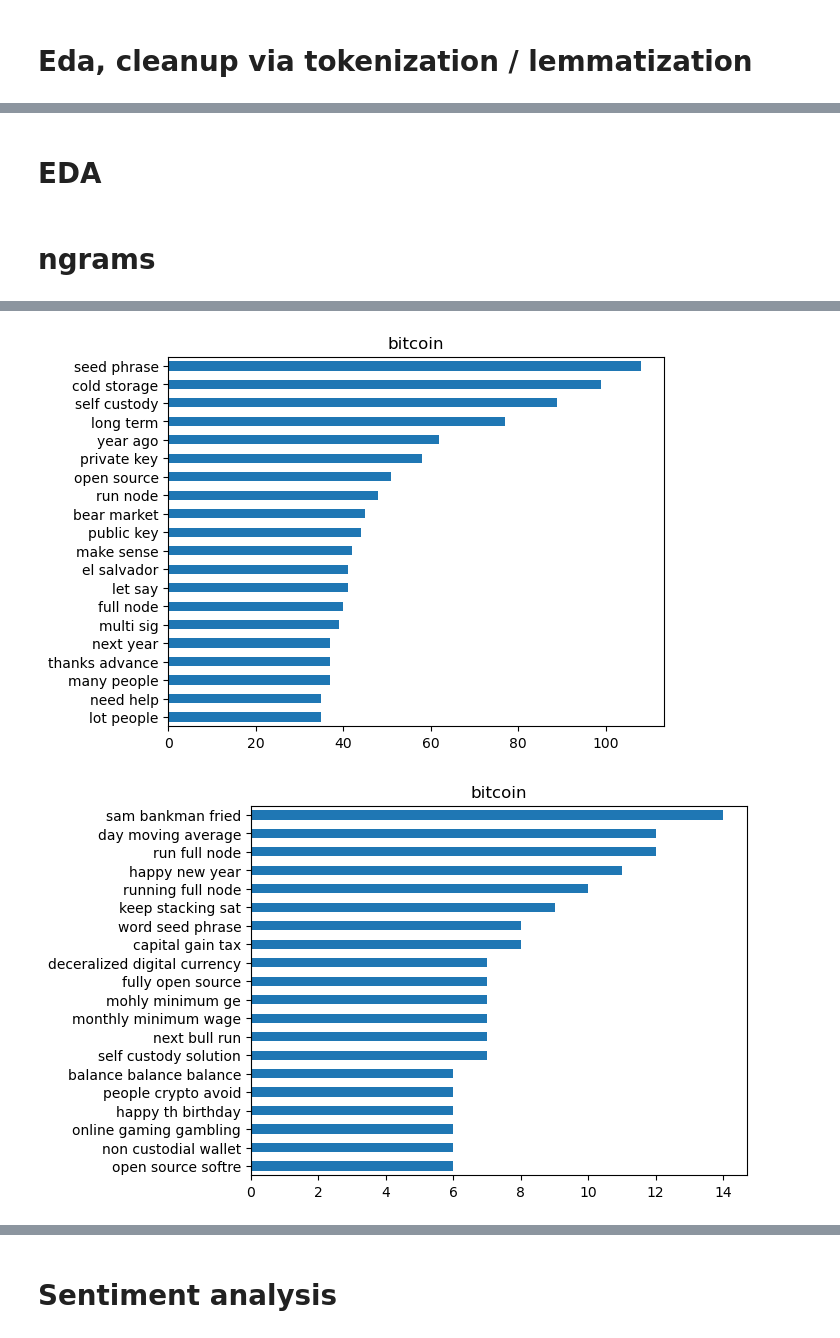
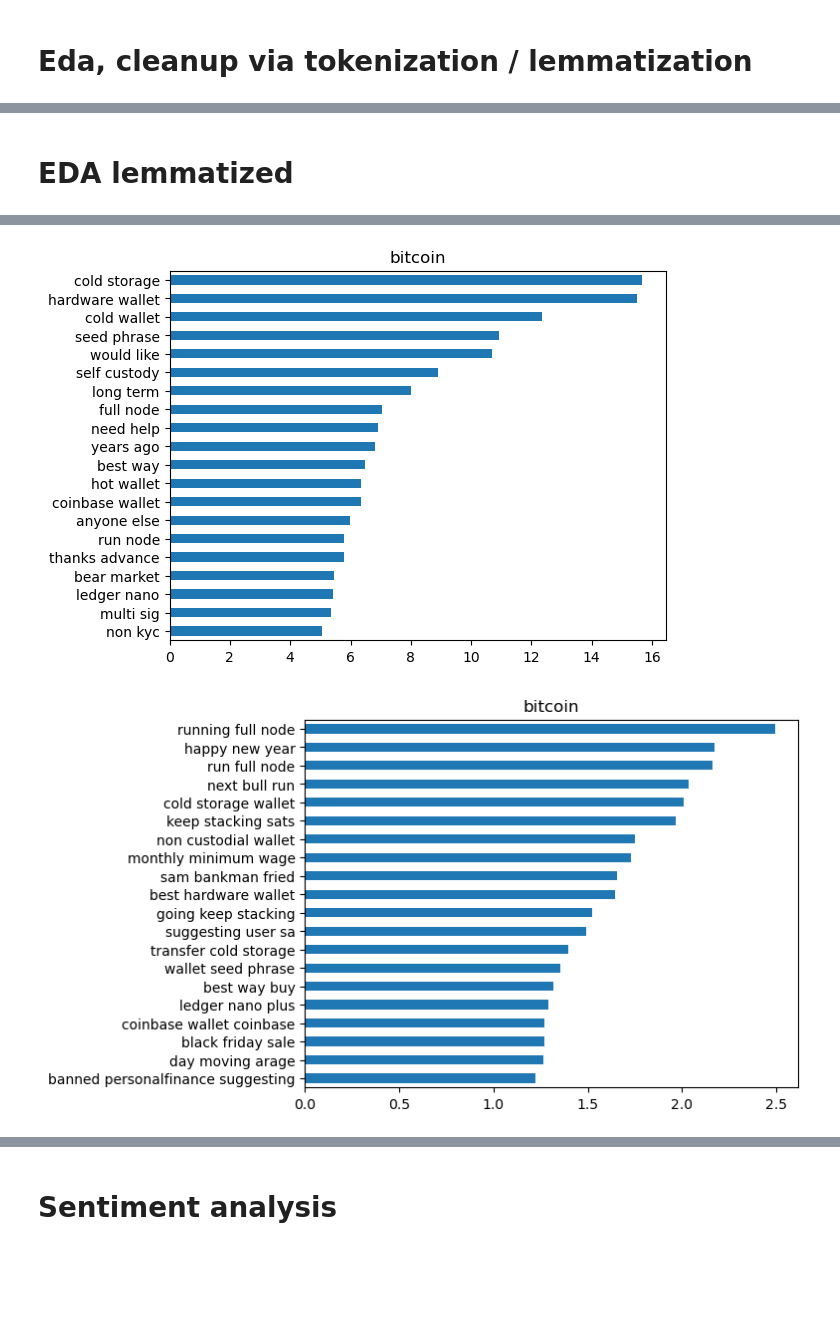
Before and after one commit to ssaurbier/subreddit_nlp, a Jupyter notebook: code/cleaning_EDA_preprocessing.ipynb, the cells around one changed output, grey strips where cells are left out. Saved outputs shown, nothing was run; the diff lists cells and outputs as text; code cells hidden in the pictures; blank space fills up the shorter version.

```diff
--- a/code/cleaning_EDA_preprocessing.ipynb
+++ b/code/cleaning_EDA_preprocessing.ipynb
@@ -116,0 +133,4 @@ for i in dflist:
+# %%
+# adding stop words, moving some of them to earlier cleaning
+stop = list(stopwords.words('english'))
+stop.extend('btc eth bitcoin ethereum lightning vitalik know use think removed view poll free ha'.split())
@@ -116,0 +151,18 @@ for i in dflist:
+# %%
+dfs = [btc_selftext, eth_selftext]
+startrange = [1,2,3]
+#transformers = [cvec, tvec]
+
+counter = 1
+for i in dfs:
+    for k in startrange:
+        plt.figure()
+        if counter > 3:
+            plt.title('ethereum')
+        else:
+            plt.title('bitcoin')
+
+        ngram_maker(i, 'tvec', stop, 20, k, k)
+        counter+=1
+    else:
+        pass
@@ -165,26 +210,5 @@ btc_selftext, eth_selftext = split_df_to_target(df_selftext)
 # %% [markdown]
-# EDA
+# EDA lemmatized
-# %%
-# adding stop words, moving some of them to earlier cleaning
-stop = list(stopwords.words('english'))
-stop.extend('btc eth bitcoin ethereum lightning vitalik wa ha amp text would get llet like nt know one use think http'.split())
-# %% [markdown]
-# ngrams
-# %%
-def ngram_maker(df, transformer, stop_words, count, ngram_start, n_gram_stop):
-
-    #df is df, transformer is what you'd call your transformer, the rest is the rest. Count is int at end
-
-
-    if transformer == cvec:
-        trans = CountVectorizer(stop_words = stop_words, ngram_range = (ngram_start,n_gram_stop))
-    else:
-        trans = TfidfVectorizer(stop_words = stop_words, ngram_range = (ngram_start,n_gram_stop))
-
-
-    vectorized = trans.fit_transform(df['text'])
-    df_vec = pd.DataFrame(vectorized.todense(), columns = trans.get_feature_names_out())
-    df_vec.sum().T.sort_values(ascending = True).tail(count).plot.barh();
 # %%
 dfs = [btc_selftext, eth_selftext]
 startrange = [1,2,3]
@@ -199,7 +223,7 @@ for i in dfs:
         else:
             plt.title('bitcoin')
 
-        ngram_maker(i, cvec, stop, 20, k, k)
+        ngram_maker(i, 'tvec', stop, 20, k, k)
         counter+=1
     else:
         pass
@@ -208,2 +232,2 @@ for i in dfs:
-[figure, old version]
+[figure, new version]
-[figure, old version]
+[figure, new version]
```
Also changed, not shown: parts of 45 cells of this notebook, 20 other files.
